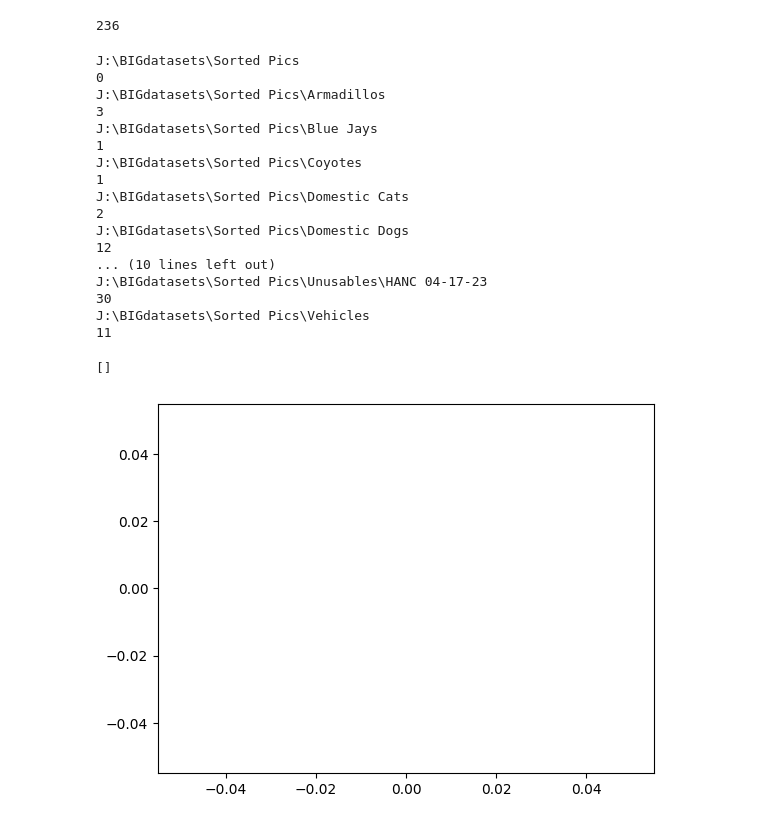
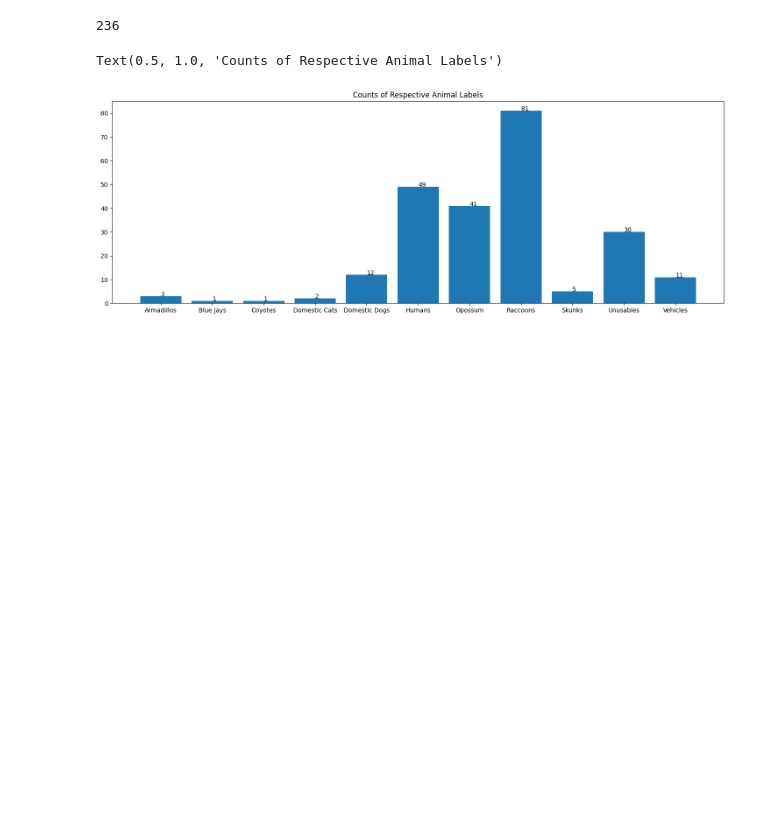
Before and after one commit to rileystuartmyers/Houston-Ecology-Model, a Jupyter notebook: Preprocessing/MetadataPreprocessing.ipynb, the cells around one changed output. Drawn from its saved outputs; the diff is of its cells as text; code cells hidden in the pictures; blank space fills up the shorter version.

```diff
--- a/Preprocessing/MetadataPreprocessing.ipynb
+++ b/Preprocessing/MetadataPreprocessing.ipynb
@@ -57,29 +57,30 @@ print(total)
 # %%
 sorted_parent = r"J:\BIGdatasets\Sorted Pics"
 
+labels = []
+values = []
+
 for root, dirs, files in os.walk(sorted_parent):
 
-    print(root)
-    print(len(files))
+    labels.append(root)
+    values.append(len(files))
 
-plt.plot(type = "bargraph", x = dirs, y = )
+
+for i, x in enumerate(labels):
+
+    labels[i] = labels[i][27:]
+
+labels.remove('')
+values.remove(values[0])
+
+plt.figure(figsize=(18, 6))
+plt.bar(labels, values, width = 0.8)
+
+for i in range(len(labels)):
+
+    plt.text(i, values[i], values[i])
+
+plt.title("Counts of Respective Animal Labels")
 # %% [output]
-J:\BIGdatasets\Sorted Pics
-0
-J:\BIGdatasets\Sorted Pics\Armadillos
-3
-J:\BIGdatasets\Sorted Pics\Blue Jays
-1
-J:\BIGdatasets\Sorted Pics\Coyotes
-1
-J:\BIGdatasets\Sorted Pics\Domestic Cats
-2
-J:\BIGdatasets\Sorted Pics\Domestic Dogs
-12
-... (10 lines left out)
-J:\BIGdatasets\Sorted Pics\Unusables\HANC 04-17-23
-30
-J:\BIGdatasets\Sorted Pics\Vehicles
-11
+Text(0.5, 1.0, 'Counts of Respective Animal Labels')
-[]
-[figure, old version]
+[figure, new version]
```
